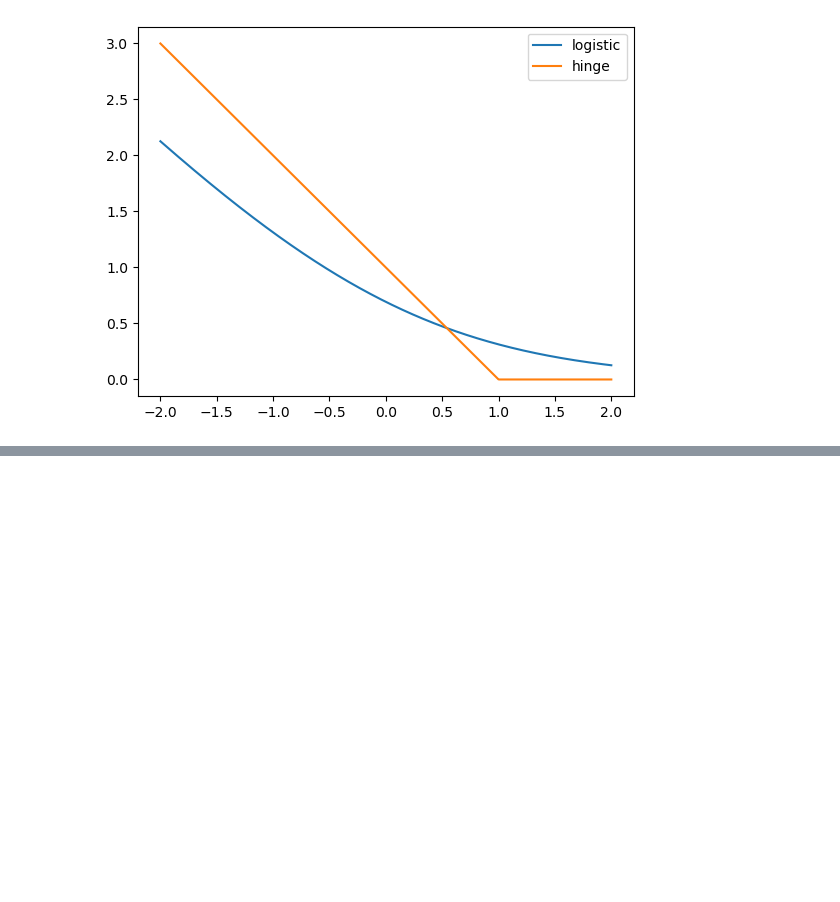
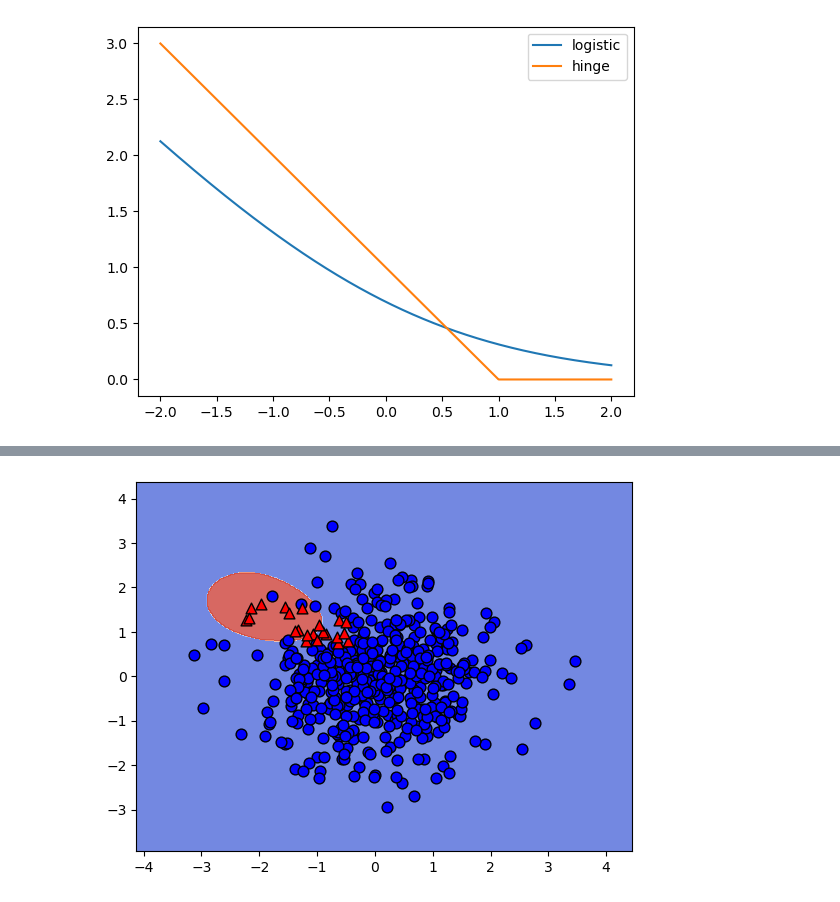
Before and after one commit to GuoweiYang19891101/datacamp_machine_learning_scientist_python, a Jupyter notebook: 3_linear_classifiers.ipynb, the cells around one changed output, grey strips where cells are left out. Saved outputs shown, nothing was run; the diff lists cells and outputs as text; code cells hidden in the pictures; blank space fills up the shorter version.

```diff
--- a/3_linear_classifiers.ipynb
+++ b/3_linear_classifiers.ipynb
@@ -517,0 +1417,8 @@ plt.show()
+# %%
+# one-vs-rest SVM
+from sklearn.svm import SVC
+svm_class_1 = SVC()
+svm_class_1.fit(X_train, y_train==1)
+plot_classifier(X_train, y_train==1, svm_class_1)
+# %% [output]
+[figure, added]
```
Also changed, not shown: parts of 27 cells of this notebook, 10 other files.
